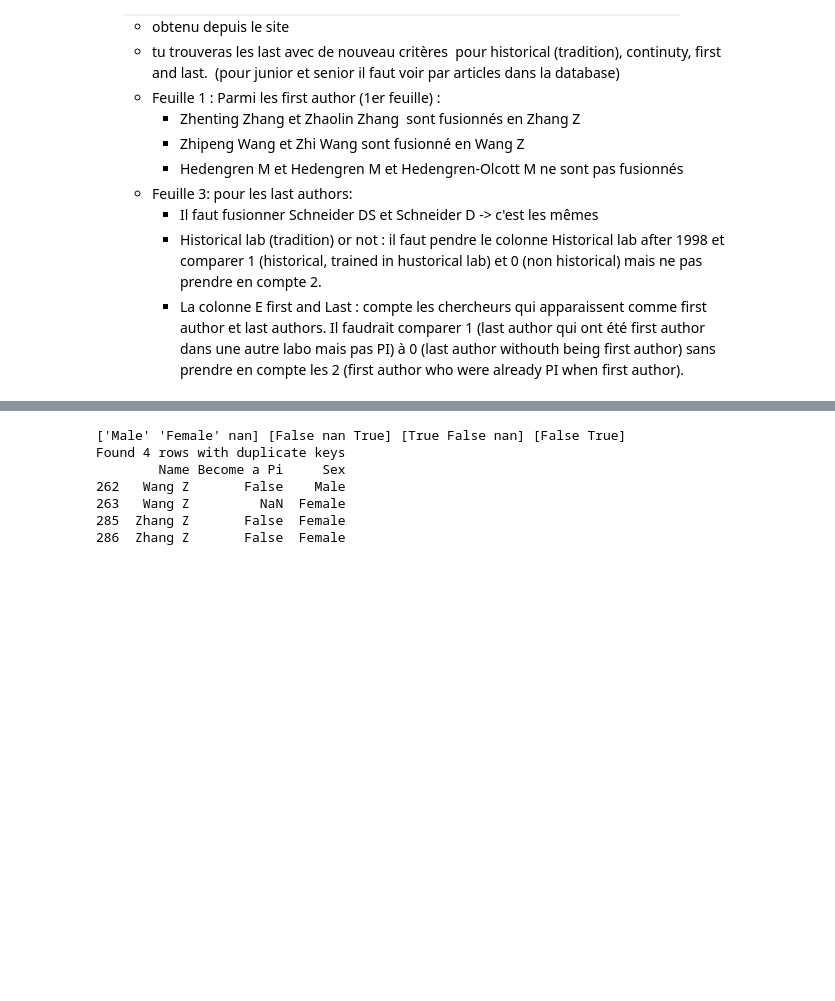
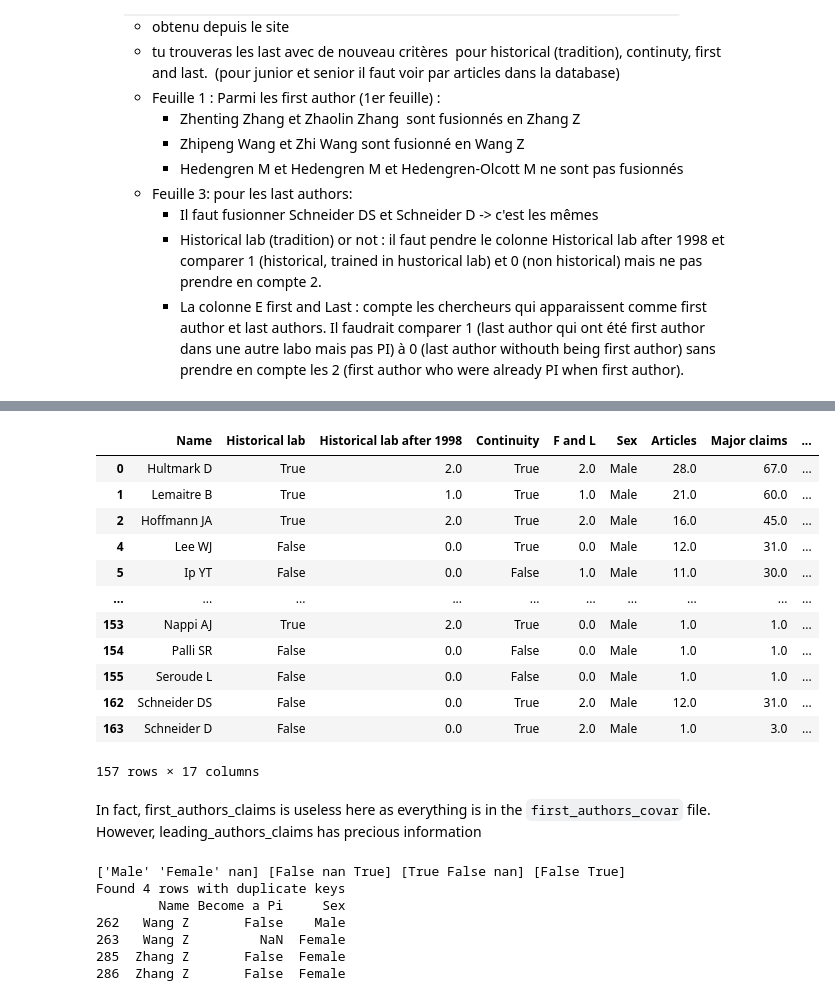
Before and after one commit to jcblemai/drosophila-reproducibility, a Jupyter notebook: preprocess_xlsx.ipynb, the cells around one changed output, grey strips where cells are left out. Drawn from its saved outputs; the diff is of its cells as text; code cells hidden in the pictures; blank space fills up the shorter version.

Commit message:
processing leading author

```diff
--- a/preprocess_xlsx.ipynb
+++ b/preprocess_xlsx.ipynb
@@ -79,3 +105,21 @@ first_authors_claims = preprocess_utils.build_author_key(first_authors_claims, a
+# %%
+leading_authors_claims
+# %% [output]
+|  | Name | Historical lab | Historical lab after 1998 | Continuity | F and L | Sex | Articles | Major claims | ... |
+| 0 | Hultmark D | True | 2.0 | True | 2.0 | Male | 28.0 | 67.0 | ... |
+| 1 | Lemaitre B | True | 1.0 | True | 1.0 | Male | 21.0 | 60.0 | ... |
+| 2 | Hoffmann JA | True | 2.0 | True | 2.0 | Male | 16.0 | 45.0 | ... |
+| 4 | Lee WJ | False | 0.0 | True | 0.0 | Male | 12.0 | 31.0 | ... |
+| 5 | Ip YT | False | 0.0 | False | 1.0 | Male | 11.0 | 30.0 | ... |
+| ... | ... | ... | ... | ... | ... | ... | ... | ... | ... |
+| 153 | Nappi AJ | True | 2.0 | True | 0.0 | Male | 1.0 | 1.0 | ... |
+| 154 | Palli SR | False | 0.0 | False | 0.0 | Male | 1.0 | 1.0 | ... |
+| 155 | Seroude L | False | 0.0 | False | 0.0 | Male | 1.0 | 1.0 | ... |
+| 162 | Schneider DS | False | 0.0 | True | 2.0 | Male | 12.0 | 31.0 | ... |
+| 163 | Schneider D | False | 0.0 | True | 2.0 | Male | 1.0 | 3.0 | ... |
+157 rows × 17 columns
+# %% [markdown]
+In fact, first_authors_claims is useless here as everything is in the `first_authors_covar` file. However, leading_authors_claims has precious information
 # %%
 first_authors_covar_fn = f"{input_file_folder}/0_First author cleaned_March 18th.xlsx"
 
```
Also changed, not shown: parts of 12 cells of this notebook, 3 other files.
